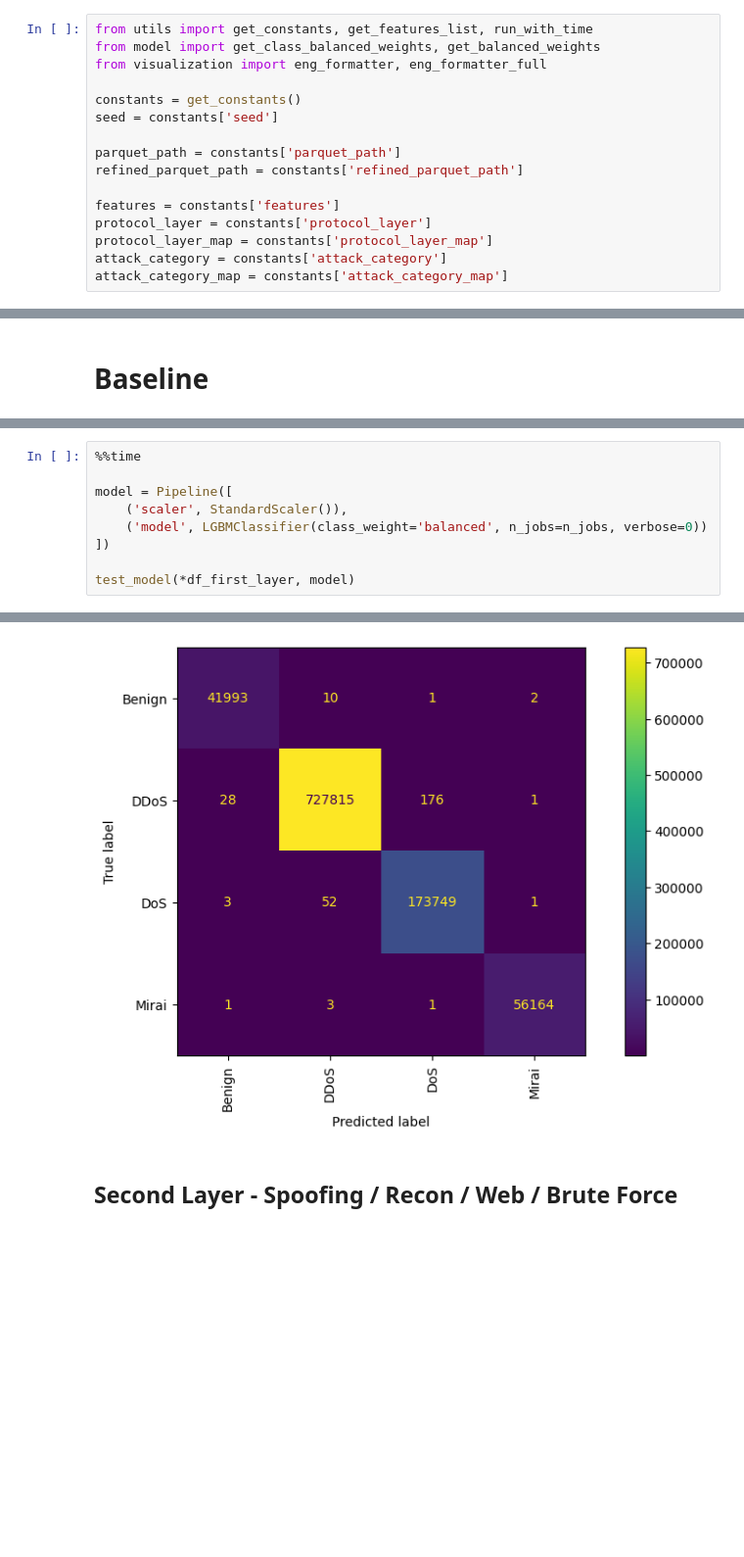
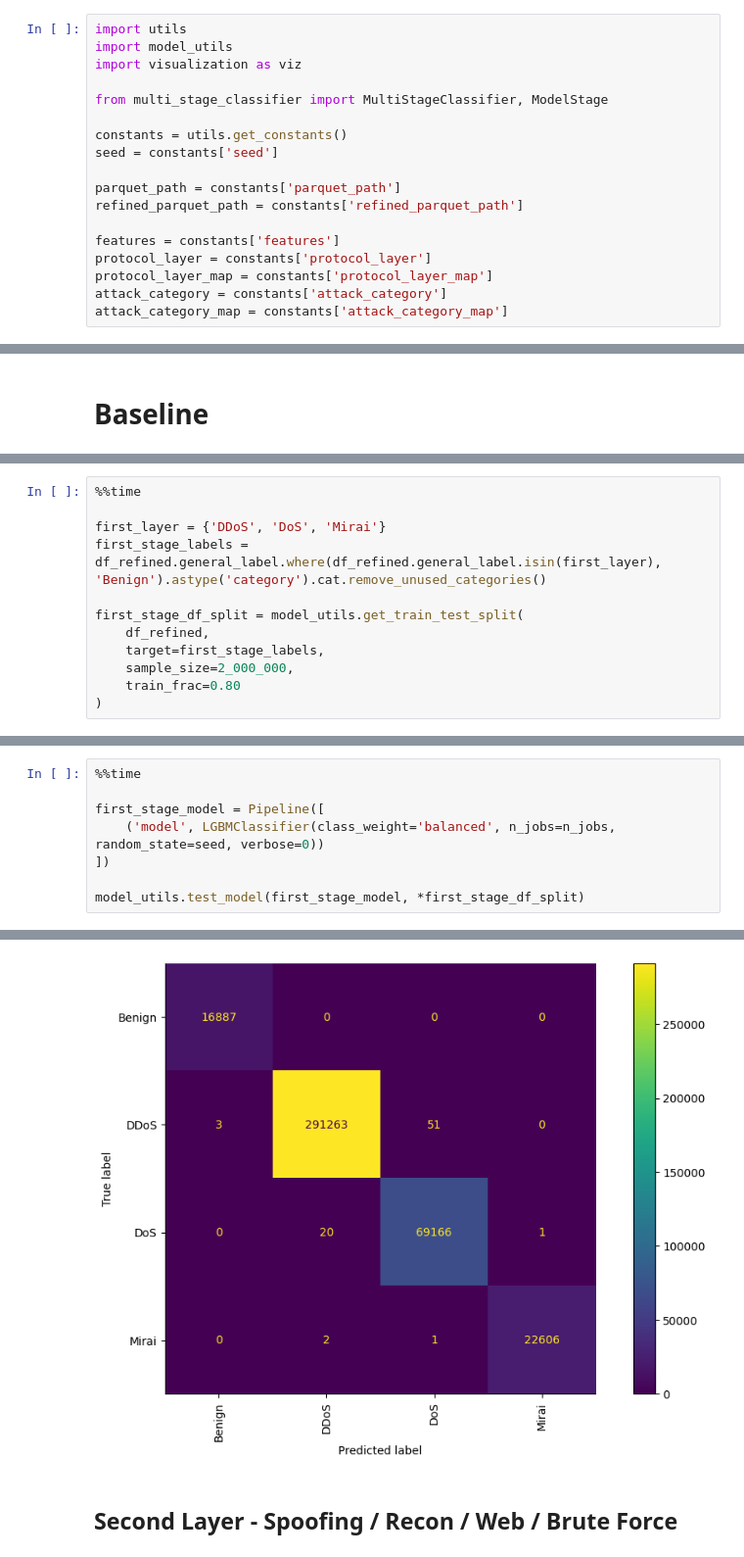
Before and after one commit to inaciobr/Multi-Stage-IoT-Intrusion-Detection, a Jupyter notebook: notebooks/3 - Models.ipynb, the cells around one changed output, grey strips where cells are left out. Shown at 98% size. Cells and saved outputs as stored; diff of their text form; blank space fills up the shorter version.

```diff
--- a/notebooks/3 - Models.ipynb
+++ b/notebooks/3 - Models.ipynb
@@ -31,11 +37,13 @@ from lightgbm import LGBMClassifier
 # %% [markdown]
 ## Definitions
 # %%
-from utils import get_constants, get_features_list, run_with_time
-from model import get_class_balanced_weights, get_balanced_weights
-from visualization import eng_formatter, eng_formatter_full
+import utils
+import model_utils
+import visualization as viz
 
-constants = get_constants()
+from multi_stage_classifier import MultiStageClassifier, ModelStage
+
+constants = utils.get_constants()
 seed = constants['seed']
 
 parquet_path = constants['parquet_path']
@@ -208,0 +179,12 @@ Pipeline(steps=[('scaler', StandardScaler()),
+# %%
+%%time
+
+first_layer = {'DDoS', 'DoS', 'Mirai'}
+first_stage_labels = df_refined.general_label.where(df_refined.general_label.isin(first_layer), 'Benign').astype('category').cat.remove_unused_categories()
+
+first_stage_df_split = model_utils.get_train_test_split(
+    df_refined,
+    target=first_stage_labels,
+    sample_size=2_000_000,
+    train_frac=0.80
+)
@@ -209,10 +225,9 @@ Pipeline(steps=[('scaler', StandardScaler()),
 # %%
 %%time
 
-model = Pipeline([
-    ('scaler', StandardScaler()),
-    ('model', LGBMClassifier(class_weight='balanced', n_jobs=n_jobs, verbose=0))
+first_stage_model = Pipeline([
+    ('model', LGBMClassifier(class_weight='balanced', n_jobs=n_jobs, random_state=seed, verbose=0))
 ])
 
-test_model(*df_first_layer, model)
+model_utils.test_model(first_stage_model, *first_stage_df_split)
 # %% [output]
@@ -240,4 +253,4 @@ Pipeline(steps=[('scaler', StandardScaler()),
-[figure, old version]
+[figure, new version]
 # %% [markdown]
 ## Second Layer - Spoofing / Recon / Web / Brute Force
 # %%
```
Also changed, not shown: parts of 31 cells of this notebook, 9 other files.
